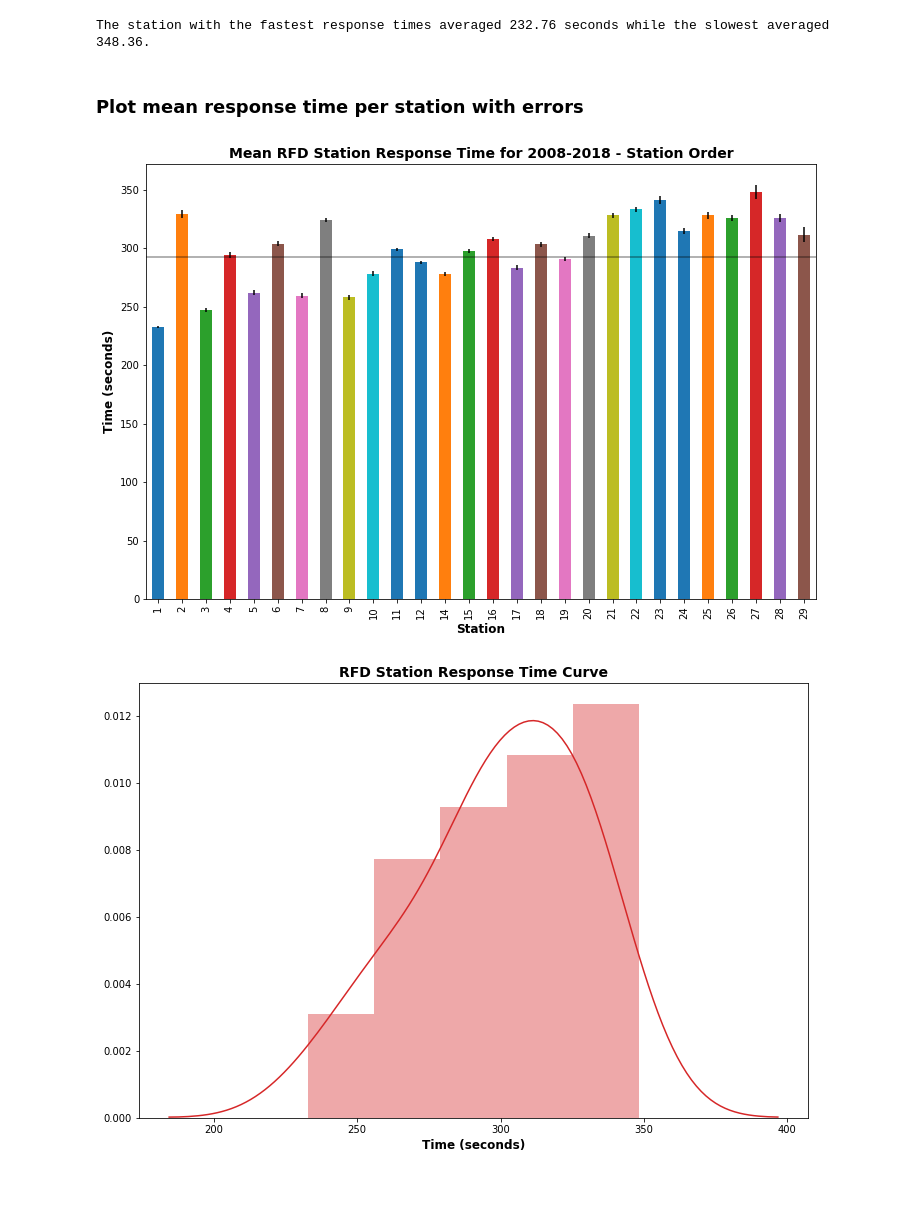
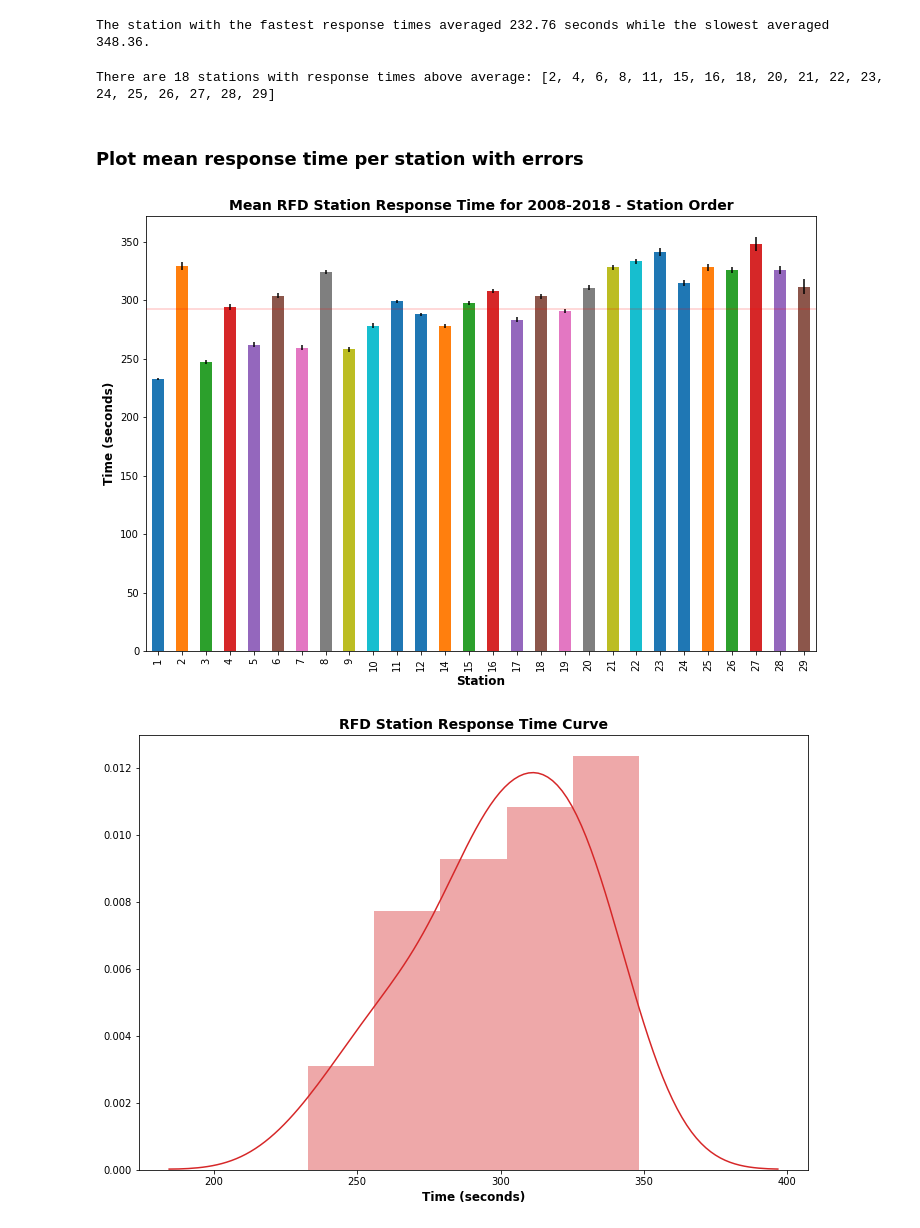
Before and after one commit to xjarodx/Project_1_Group_7, a Jupyter notebook: Fire_Stations.ipynb, the cells around one changed output. Drawn from its saved outputs; the diff is of its cells as text; code cells hidden in the pictures; blank space fills up the shorter version.

```diff
--- a/Fire_Stations.ipynb
+++ b/Fire_Stations.ipynb
@@ -210,23 +210,33 @@ quickest = round(station_means.min(), 2)
 print(f'The station with the fastest response times averaged {quickest} seconds while the slowest averaged {slowest}.')
 # %% [output]
 The station with the fastest response times averaged 232.76 seconds while the slowest averaged 348.36.
+# %%
+slow_stations = []
+count = 0
+for item, key in station_means.iteritems():
+    if (key - overall_mean) > 0:
+        slow_stations.append(item)
+        count += 1
+print(f'There are {count} stations with response times above average: {slow_stations}')
+# %% [output]
+There are 18 stations with response times above average: [2, 4, 6, 8, 11, 15, 16, 18, 20, 21, 22, 23, 24, 25, 26, 27, 28, 29]
 # %% [markdown]
 ### Plot mean response time per station with errors
 # %%
 station_means.plot(yerr=station_err, kind='bar')
 fig = plt.gcf()
 fig.set_size_inches(12, 8)
 fig.ylimit=(0,400)
 fig.xlimit=(0,30)
-plt.hlines(overall_mean, -1, 30, alpha=0.4, label='Overall mean')
+plt.hlines(overall_mean, -1, 30, alpha=0.2, label='Overall mean', color='red')
 # Add some labels and title
 plt.xlabel('Station', fontsize=12, fontweight='bold')
 plt.ylabel('Time (seconds)', fontsize=12, fontweight='bold')
 plt.title('Mean RFD Station Response Time for 2008-2018 - Station Order', fontsize=14, fontweight='bold')
 # Save the figure
 plt.savefig('./graphics/station_response_time_summary.png')
 # %% [output]
-[figure, old version]
+[figure, new version]
 # %%
 sns.distplot(station_means, hist=True, color='tab:red')
 fig = plt.gcf()
```
Also changed, not shown: parts of 2 cells of this notebook, 2 other files.
